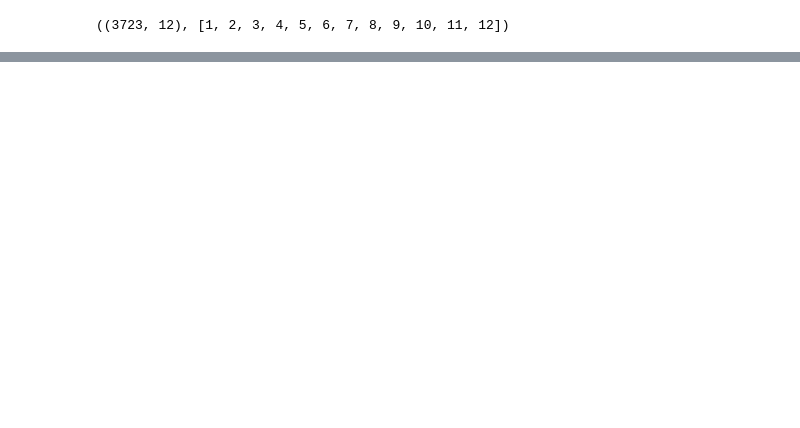
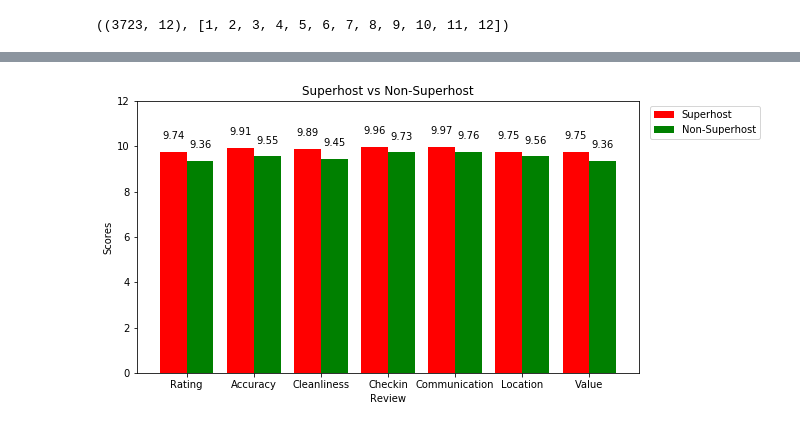
Before and after one commit to ooisiang/airbnb-seattle, a Jupyter notebook: Airbnb-Seattle.ipynb, the cells around one changed output, grey strips where cells are left out. Drawn from its saved outputs; the diff is of its cells as text; code cells hidden in the pictures; blank space fills up the shorter version.

```diff
--- a/Airbnb-Seattle.ipynb
+++ b/Airbnb-Seattle.ipynb
@@ -265,0 +329,3 @@ ax.set_title('Monthly No. of Listings and Monthly Average Price');
+# %%
+superhost_avg_rating = cal_avg_value(df_listings, target_col_list, True)
+non_superhost_avg_rating = cal_avg_value(df_listings, target_col_list, False)
@@ -265,0 +351,5 @@ ax.set_title('Monthly No. of Listings and Monthly Average Price');
+# %%
+#Convert the pandas Series to list to better modify the values in it
+superhost_avg_rating = list(superhost_avg_rating)
+non_superhost_avg_rating = list(non_superhost_avg_rating)
+superhost_avg_rating, non_superhost_avg_rating
@@ -265,0 +371,5 @@ ax.set_title('Monthly No. of Listings and Monthly Average Price');
+# %%
+# For a better visualization of all the review scores, the review_scores_rating is divided by 10
+superhost_avg_rating[0] = superhost_avg_rating[0]/10
+non_superhost_avg_rating[0] = non_superhost_avg_rating[0]/10
+superhost_avg_rating, non_superhost_avg_rating
@@ -265,0 +391,42 @@ ax.set_title('Monthly No. of Listings and Monthly Average Price');
+# %%
+#Plot the results
+x = np.arange(len(target_col_list)-1)
+x_labels = ['Rating','Accuracy','Cleanliness','Checkin','Communication','Location','Value']
+bar_width = 0.4
+
+plt.figure(figsize=(9,5))
+ax = plt.subplot(111)
+bar1 = ax.bar(x, superhost_avg_rating, width=bar_width, color='r', align='center', label='Superhost')
+bar2 = ax.bar(x+bar_width, non_superhost_avg_rating, width=bar_width, color='g', align='center', label='Non-Superhost')
+
+ax.set_xticks(x + bar_width/2)
+ax.set_xticklabels(x_labels)
+ax.set_yticks([0, 2, 4, 6, 8, 10, 12])
+ax.set_xlabel('Review')
+ax.set_ylabel('Scores')
+ax.set_title('Superhost vs Non-Superhost')
+
+
+def label_bar(bars):
+    """
+    Attach a text label above each bar displaying its height
+
+    Parameters:
+    bars - Bar container
+    """
+    for bar in bars:
+        height = bar.get_height()
+        ax.text(bar.get_x() + bar.get_width()/2., 1.05*height, '%.2f' % float(height), ha='center', va='bottom')
+
+label_bar(bar1)
+label_bar(bar2)
+
+#Needed so that the legend box will not be cut off during figure export
+handles, labels = ax.get_legend_handles_labels()
+lgd = ax.legend(handles, labels, bbox_to_anchor=(1.25, 1))
+text = ax.text(0,0, "", transform=ax.transAxes)
+plt.savefig('Superhost_vs_Non-Superhost.png', bbox_extra_artists=(lgd, text), bbox_inches='tight')
+
+plt.show()
+# %% [output]
+[figure, added]
```
Also changed, not shown: parts of 14 cells of this notebook.
